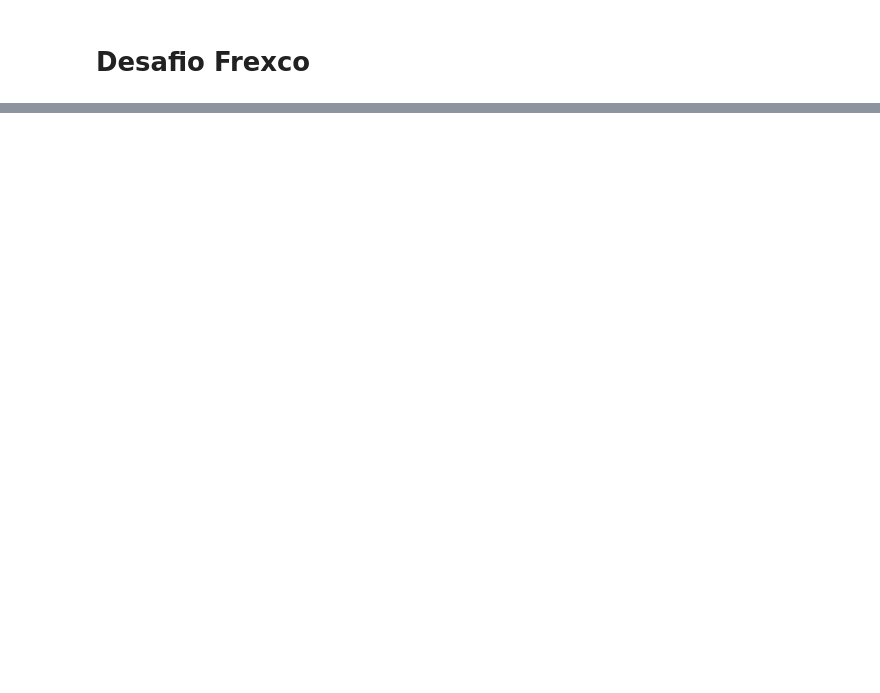
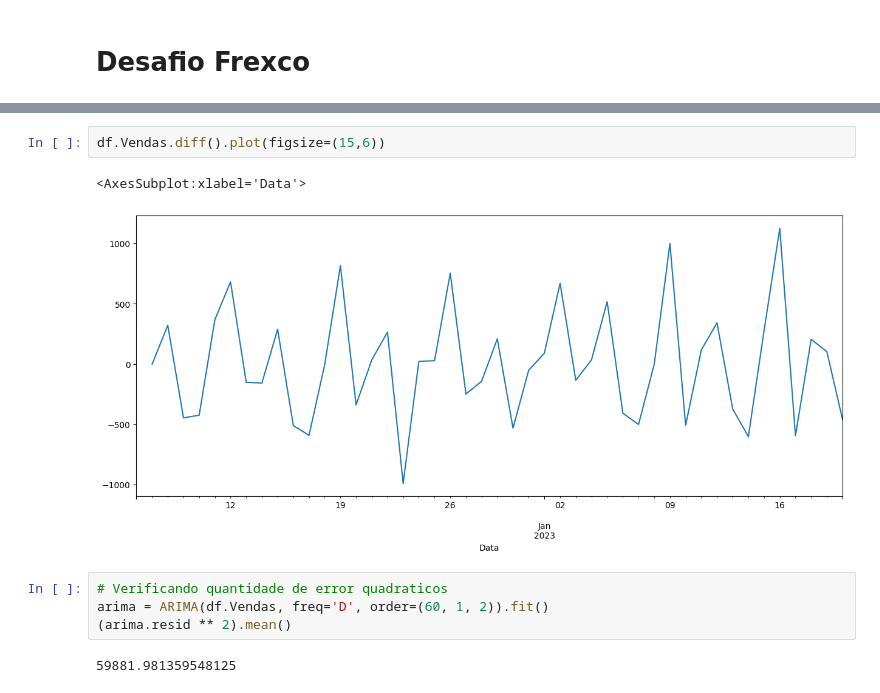
Before and after one commit to vitorhssouza/Desafio-Frexco-Data-Analitycs, a Jupyter notebook: predicao.ipynb, the cells around one changed output, grey strips where cells are left out. Saved outputs shown, nothing was run; the diff lists cells and outputs as text; blank space fills up the shorter version.

```diff
--- a/predicao.ipynb
+++ b/predicao.ipynb
@@ -70,0 +78,11 @@ base_dados.set_index('Data', inplace=True)
+# %%
+df.Vendas.diff().plot(figsize=(15,6))
+# %% [output]
+<AxesSubplot:xlabel='Data'>
+[figure, added]
+# %%
+# Verificando quantidade de error quadraticos
+arima = ARIMA(df.Vendas, freq='D', order=(60, 1, 2)).fit()
+(arima.resid ** 2).mean()
+# %% [output]
+59881.981359548125
```
Also changed, not shown: parts of 11 cells of this notebook.
